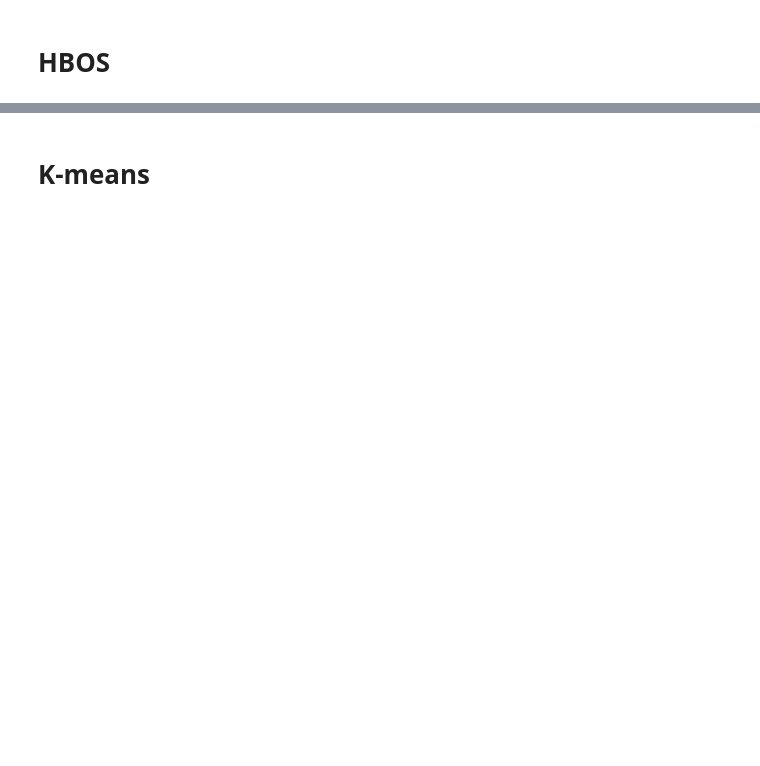
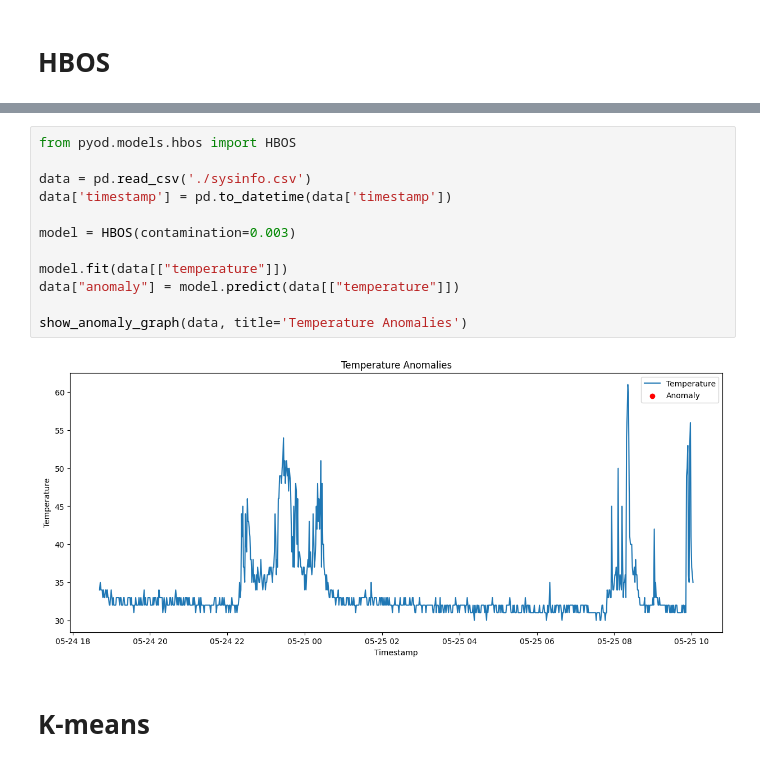
Before and after one commit to wiktorrudzki/MiW, a Jupyter notebook: initial.ipynb, the cells around one changed output, grey strips where cells are left out. Drawn from its saved outputs; the diff is of its cells as text; blank space fills up the shorter version.

```diff
--- a/initial.ipynb
+++ b/initial.ipynb
@@ -141,3 +84,17 @@ plt.show()
+# %%
+from pyod.models.hbos import HBOS
+
+data = pd.read_csv('./sysinfo.csv')
+data['timestamp'] = pd.to_datetime(data['timestamp'])
+
+model = HBOS(contamination=0.003)
+
+model.fit(data[["temperature"]])
+data["anomaly"] = model.predict(data[["temperature"]])
+
+show_anomaly_graph(data, title='Temperature Anomalies')
+# %% [output]
+[figure, added]
 # %% [markdown]
 # K-means
 # %%
```
Also changed, not shown: parts of 14 cells of this notebook, 1 other file.
